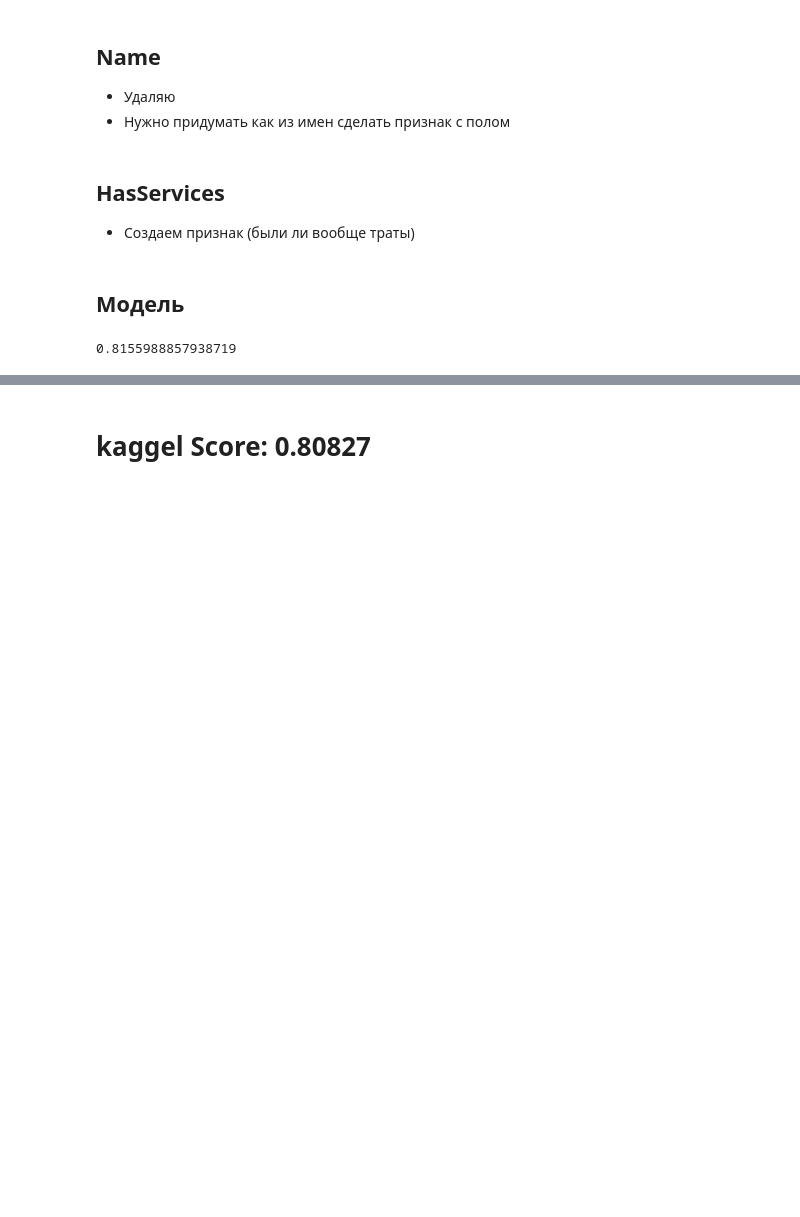
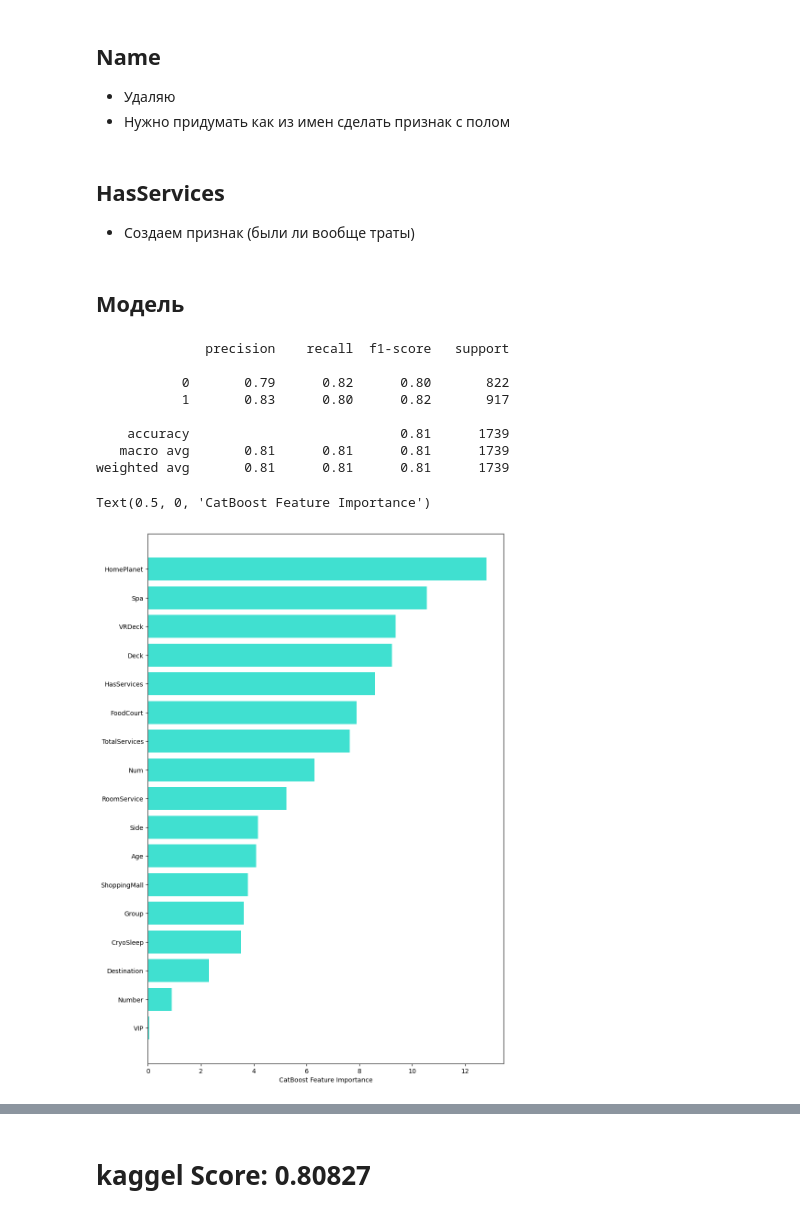
Before and after one commit to Werlor/Spaceship-Titanic, a Jupyter notebook: catboost.ipynb, the cells around one changed output, grey strips where cells are left out. Cells and saved outputs as stored; diff of their text form; code cells hidden in the pictures; blank space fills up the shorter version.

```diff
--- a/catboost.ipynb
+++ b/catboost.ipynb
@@ -14,8 +13,8 @@ from IPython.display import Audio
 # %%
 # импорт данных
-df_sam = pd.read_csv('sample_submission.csv')
-df = pd.read_csv('train.csv')
-df_pred = pd.read_csv('test.csv')
+df_sam = pd.read_csv('data/sample_submission.csv')
+df = pd.read_csv('data/train.csv')
+df_pred = pd.read_csv('data/test.csv')
 df_pred_PassengerId = df_pred['PassengerId']
 # %% [markdown]
 ## Знакомство с данными
@@ -201,8 +200,8 @@ plt.show()
 # %% [output]
 [figure]
 # %%
-df.Age.fillna(df.Age.mean(), inplace=True)
-df_pred.Age.fillna(df.Age.mean(), inplace=True)
+df.Age = df.Age.fillna(df.Age.mean())
+df_pred.Age = df_pred.Age.fillna(df_pred.Age.mean())
 # %% [markdown]
 ## Name
 - Удаляю
@@ -242,8 +241,15 @@ model = CatBoostClassifier(**best_params)
 
 model.fit(X_train, y_train)
 y_pred = model.predict(X_test)
-print(f1_score(y_pred, y_test))
+print(classification_report(y_pred, y_test))
 
 pred = model.predict(df_pred)
 # %% [output]
-0.8155988857938719
+              precision    recall  f1-score   support
+
+           0       0.79      0.82      0.80       822
+           1       0.83      0.80      0.82       917
+
+    accuracy                           0.81      1739
+   macro avg       0.81      0.81      0.81      1739
+weighted avg       0.81      0.81      0.81      1739
@@ -249,0 +259,11 @@ pred = model.predict(df_pred)
+# %%
+# кареляция каждого столбца
+sorted_feature_importance = model.feature_importances_.argsort()
+plt.figure(figsize=(10, 15))
+plt.barh(X.columns[sorted_feature_importance],
+        model.feature_importances_[sorted_feature_importance],
+        color='turquoise')
+plt.xlabel("CatBoost Feature Importance")
+# %% [output]
+Text(0.5, 0, 'CatBoost Feature Importance')
+[figure, added]
```
Also changed, not shown: parts of 4 cells of this notebook.
